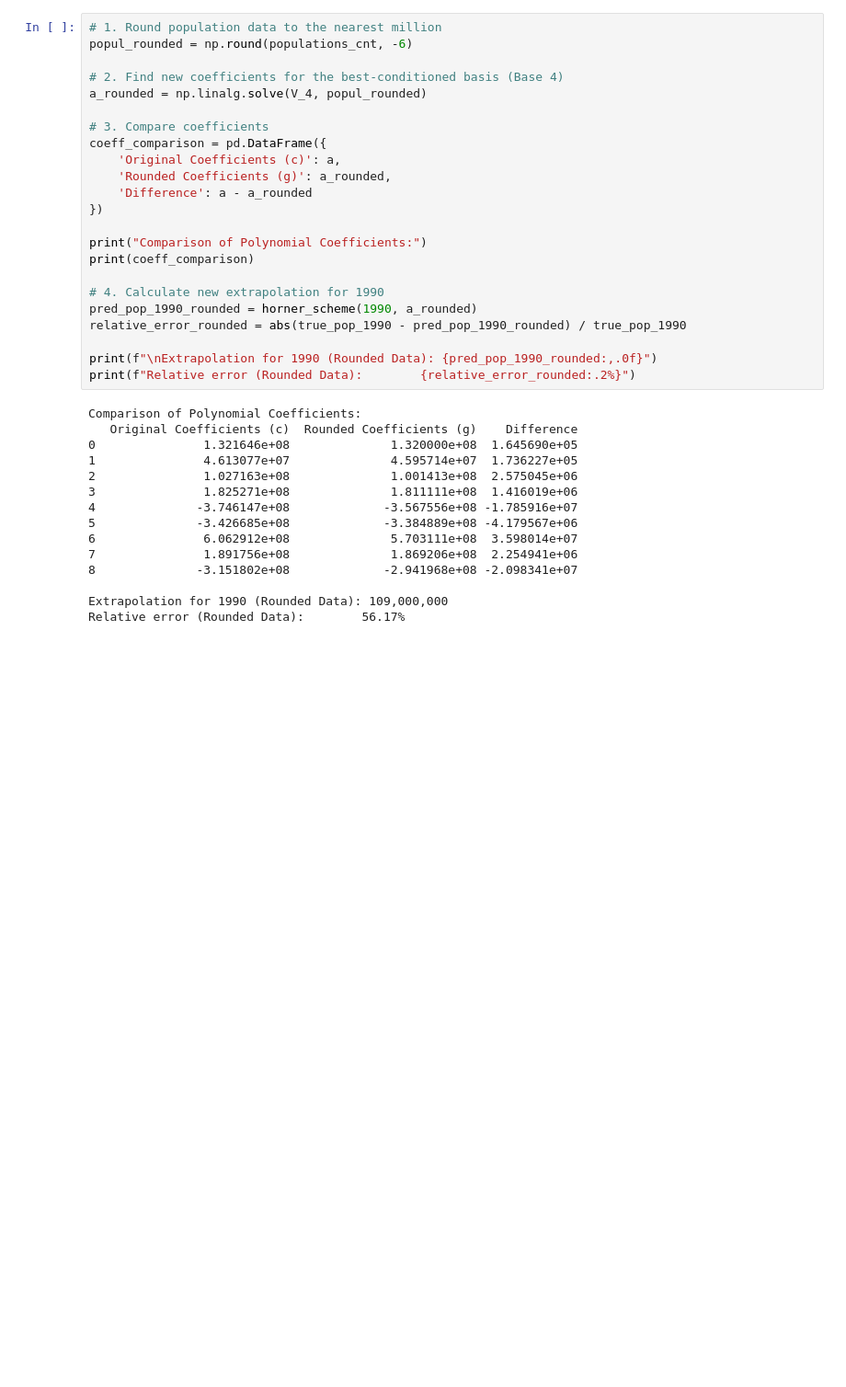
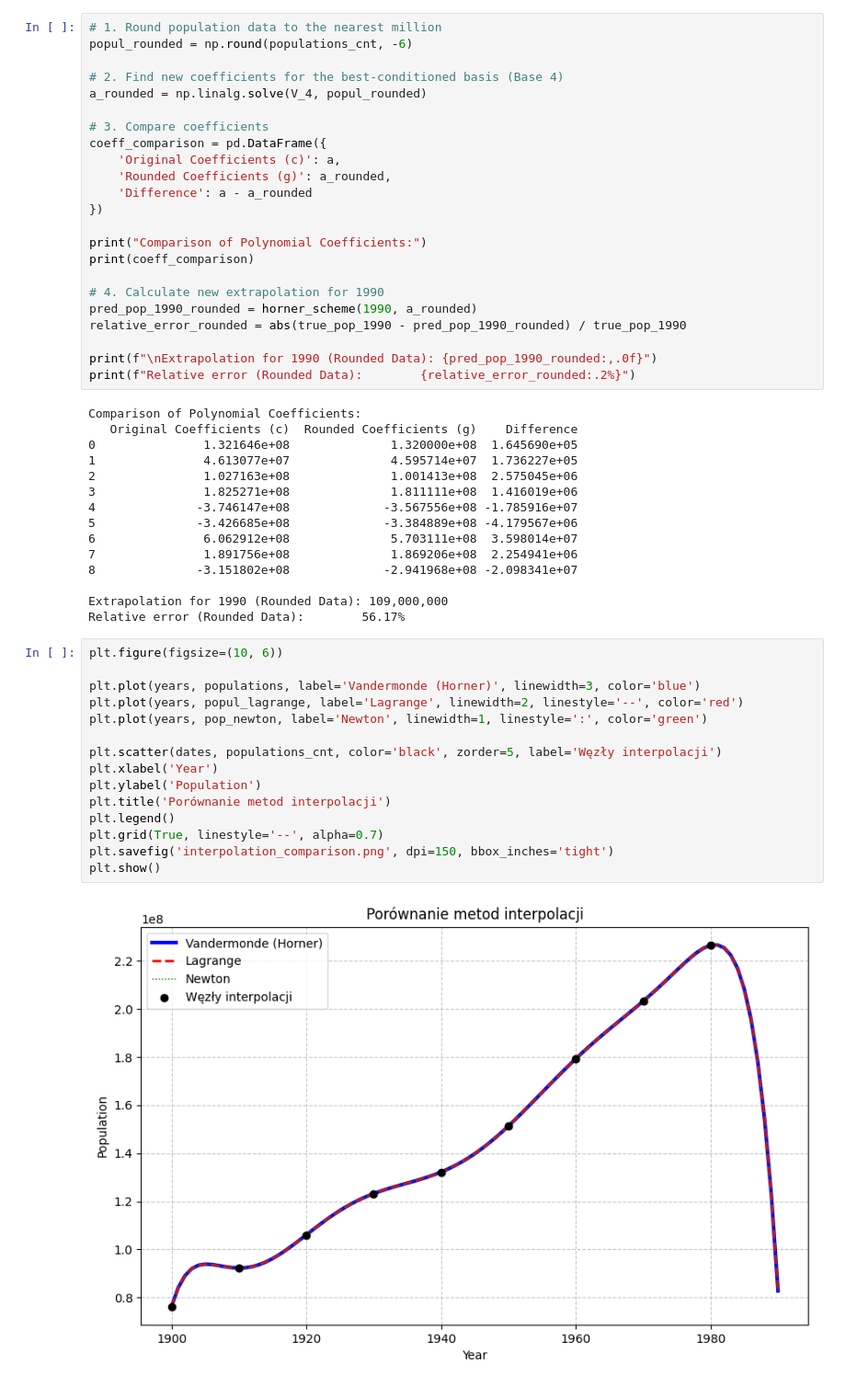
Before and after one commit to bl3jzi/computational-methods, a Jupyter notebook: Lab_03/Ex_1.ipynb, the cells around one changed output. Shown at 92% size. Cells and saved outputs as stored; diff of their text form; blank space fills up the shorter version.

Commit message:
Add chart ex1, correct conclusions in Ex2

```diff
--- a/Lab_03/Ex_1.ipynb
+++ b/Lab_03/Ex_1.ipynb
@@ -264,3 +264,20 @@ Comparison of Polynomial Coefficients:
 
 Extrapolation for 1990 (Rounded Data): 109,000,000
 Relative error (Rounded Data):        56.17%
+# %%
+plt.figure(figsize=(10, 6))
+
+plt.plot(years, populations, label='Vandermonde (Horner)', linewidth=3, color='blue')
+plt.plot(years, popul_lagrange, label='Lagrange', linewidth=2, linestyle='--', color='red')
+plt.plot(years, pop_newton, label='Newton', linewidth=1, linestyle=':', color='green')
+
+plt.scatter(dates, populations_cnt, color='black', zorder=5, label='Węzły interpolacji')
+plt.xlabel('Year')
+plt.ylabel('Population')
+plt.title('Porównanie metod interpolacji')
+plt.legend()
+plt.grid(True, linestyle='--', alpha=0.7)
+plt.savefig('interpolation_comparison.png', dpi=150, bbox_inches='tight')
+plt.show()
+# %% [output]
+[figure, added]
```
Also changed, not shown: parts of 1 cell of this notebook, 2 other files.
